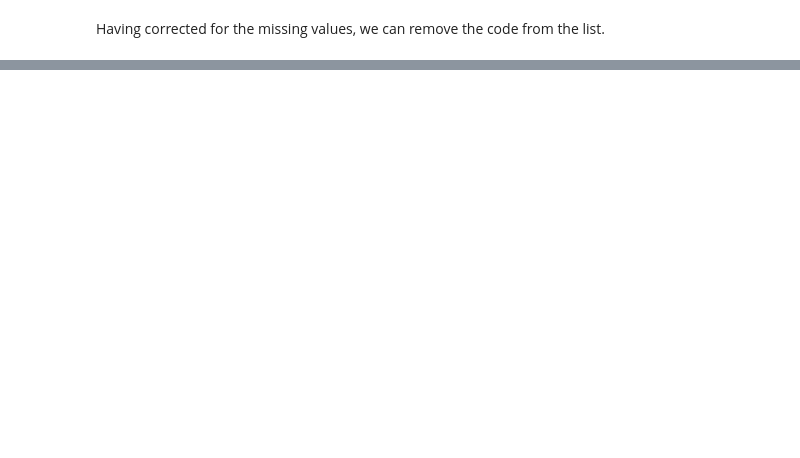
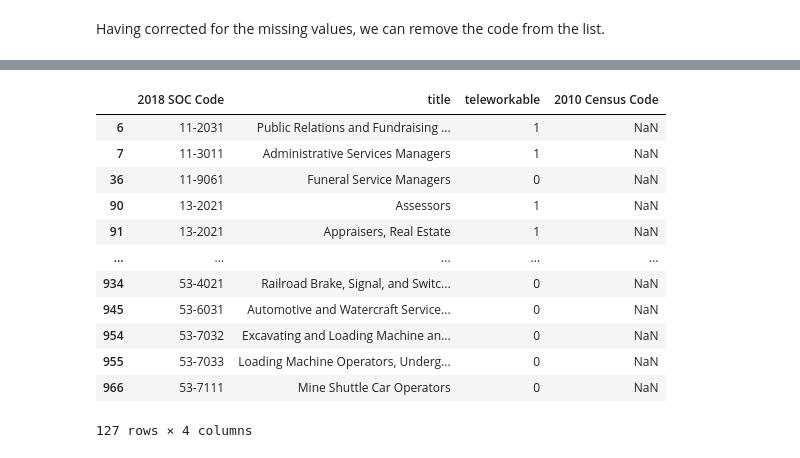
Before and after one commit to meganmccoy/ONET_Occupation_Codes, a Jupyter notebook: Mapping SOP and Census Occupation Codes.ipynb, the cells around one changed output, grey strips where cells are left out. Cells and saved outputs as stored; diff of their text form; code cells hidden in the pictures; blank space fills up the shorter version.

```diff
--- a/Mapping SOP and Census Occupation Codes.ipynb
+++ b/Mapping SOP and Census Occupation Codes.ipynb
@@ -244,0 +305,5 @@ onet.to_csv('onet_flex.csv', index=False)
+# %%
+onet[['2018 SOC Code','drop']] = onet['2018 SOC Code'].str.split(".", expand=True)
+onet.drop(columns='drop', inplace=True)
+
+onet.head()
@@ -244,0 +317,19 @@ onet.to_csv('onet_flex.csv', index=False)
+# %%
+onet['2010 Census Code'] = onet['2018 SOC Code'].map(crosswalk_dict)
+nulls = onet[onet['2010 Census Code'].isna()]
+
+nulls
+# %% [output]
+|  | 2018 SOC Code | title | teleworkable | 2010 Census Code |
+| 6 | 11-2031 | Public Relations and Fundraising ... | 1 | NaN |
+| 7 | 11-3011 | Administrative Services Managers | 1 | NaN |
+| 36 | 11-9061 | Funeral Service Managers | 0 | NaN |
+| 90 | 13-2021 | Assessors | 1 | NaN |
+| 91 | 13-2021 | Appraisers, Real Estate | 1 | NaN |
+| ... | ... | ... | ... | ... |
+| 934 | 53-4021 | Railroad Brake, Signal, and Switc... | 0 | NaN |
+| 945 | 53-6031 | Automotive and Watercraft Service... | 0 | NaN |
+| 954 | 53-7032 | Excavating and Loading Machine an... | 0 | NaN |
+| 955 | 53-7033 | Loading Machine Operators, Underg... | 0 | NaN |
+| 966 | 53-7111 | Mine Shuttle Car Operators | 0 | NaN |
+127 rows × 4 columns
```
Also changed, not shown: parts of 19 cells of this notebook.
